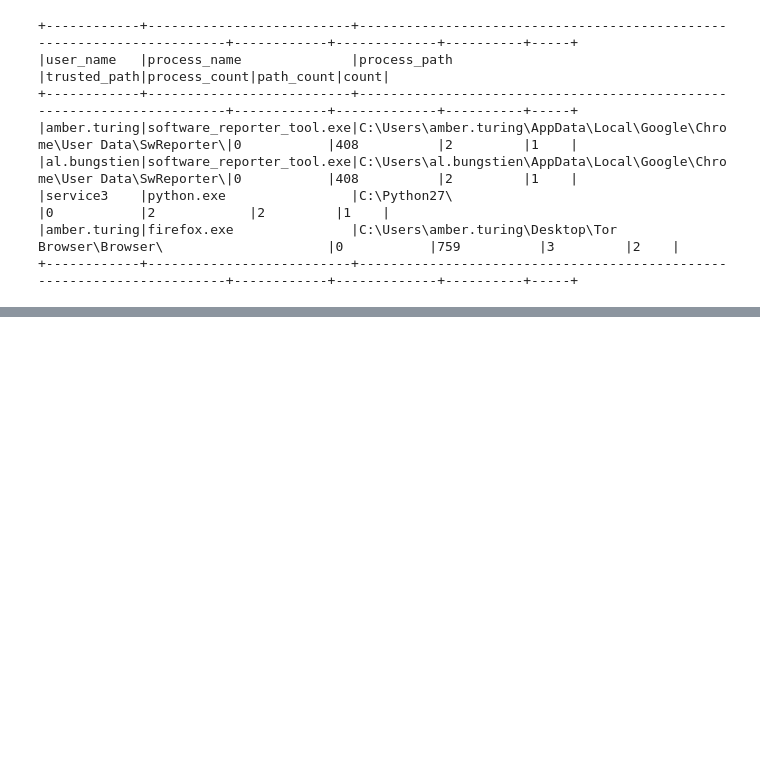
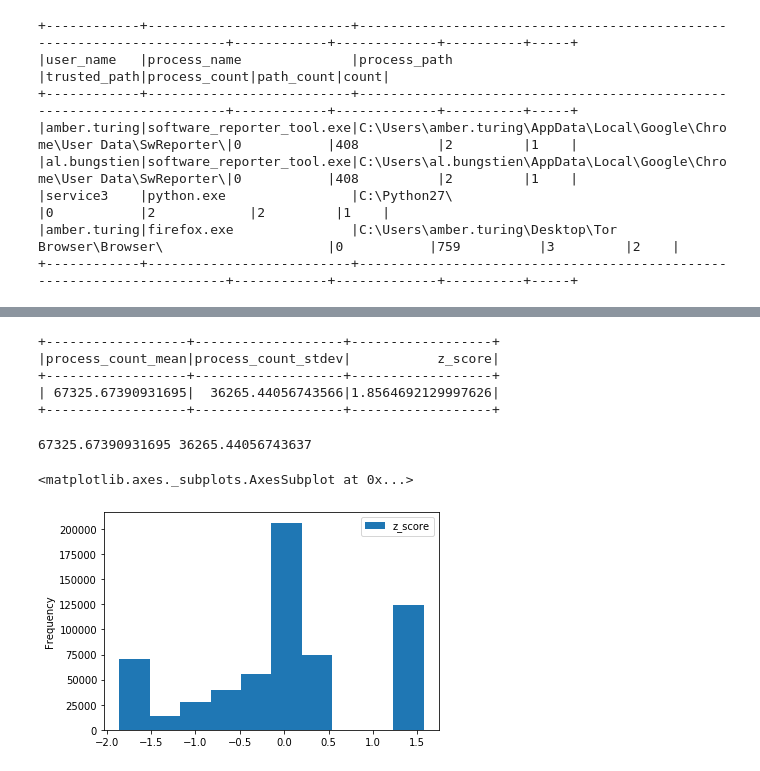
Before and after one commit to asoa/Windows-Process-Classifier, a Jupyter notebook: data_exploration.ipynb, the cells around one changed output, grey strips where cells are left out. Cells and saved outputs as stored; diff of their text form; code cells hidden in the pictures; blank space fills up the shorter version.

```diff
--- a/data_exploration.ipynb
+++ b/data_exploration.ipynb
@@ -278,0 +309,5 @@ df3.filter((col('argument_count') > 3) & (col('trusted_path')==0)).groupBy('user
+# %%
+# create z-score udf
+def z_score(mean, std, v):
+    pass
+z_score_udf = F.udf(lambda x: z_score())
@@ -278,0 +326,36 @@ df3.filter((col('argument_count') > 3) & (col('trusted_path')==0)).groupBy('user
+# %%
+df3.select(
+#     'process_count',
+    F.mean('process_count').alias('process_count_mean'),
+    F.stddev('process_count').alias('process_count_stdev')
+#    "stddev(process_count) as process_count_stdev"
+).withColumn('z_score', (col('process_count_mean')) / col('process_count_stdev')).show(5)
+# %% [output]
++------------------+-------------------+------------------+
+|process_count_mean|process_count_stdev|           z_score|
++------------------+-------------------+------------------+
+| 67325.67390931695|  36265.44056743566|1.8564692129997626|
++------------------+-------------------+------------------+
+# %%
+@F.udf(returnType=FloatType())
+def z_score(mean, stdev, x):
+    return ((x-mean)/stdev)
+# %%
+_mean = df3.select(
+    F.mean(col('process_count')).alias('mean')
+).collect()[0].mean
+
+_stdev = df3.select(
+    F.stddev(col('process_count')).alias('stdev')
+).collect()[0].stdev
+# %%
+print(_mean, _stdev)
+# %% [output]
+67325.67390931695 36265.44056743637
+# %%
+df_scaled = df3.withColumn('z_score', z_score(F.lit(_mean), F.lit(_stdev), col('process_count')))
+# %%
+df_scaled.select('z_score').toPandas().plot.hist()
+# %% [output]
+<matplotlib.axes._subplots.AxesSubplot at 0x...>
+[figure, added]
```
Also changed, not shown: parts of 12 cells of this notebook.
